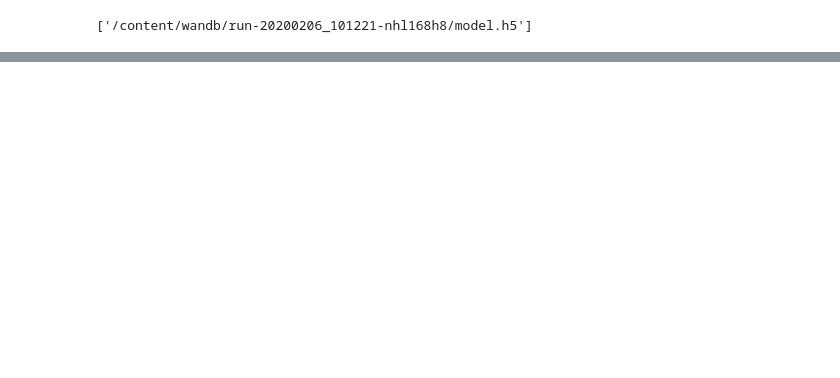
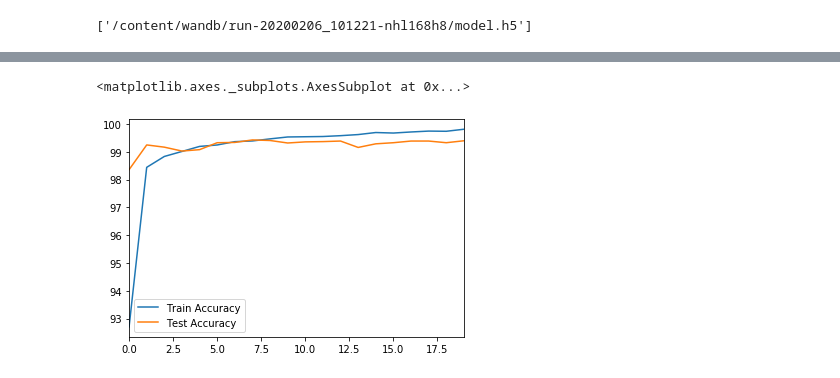
Before and after one commit to rajy4683/EVA4S4, a Jupyter notebook: S4EVA4_Attempt4_9941.ipynb, the cells around one changed output, grey strips where cells are left out. Cells and saved outputs as stored; diff of their text form; code cells hidden in the pictures; blank space fills up the shorter version.

```diff
--- a/S4EVA4_Attempt4_9941.ipynb
+++ b/S4EVA4_Attempt4_9941.ipynb
@@ -389,2 +409,14 @@ IFrame(src='https://app.wandb.ai/rajy4683/news4eva4?workspace=user-rajy4683',wid
 # %% [output]
 [interactive output not drawn]
+# %%
+import wandb
+api = wandb.Api()
+
+# run is specified by <entity>/<project>/<run id>
+run = api.run("rajy4683/news4eva4/r06vb1q0")
+
+# save the metrics for the run to a csv file
+metrics_dataframe = run.history()
+metrics_dataframe.to_csv("metrics.csv")
+# %%
+dataset_metrics = metrics_dataframe.loc[:,['Test Accuracy', 'Test Loss']].dropna().reset_index().drop(columns='index')
@@ -390,0 +440,7 @@ IFrame(src='https://app.wandb.ai/rajy4683/news4eva4?workspace=user-rajy4683',wid
+# %%
+final_run_metrics = pd.concat([metrics_dataframe.loc[:,['Train Accuracy', 'Train Loss']].dropna().reset_index().drop(columns='index'), dataset_metrics],axis=1)
+# %%
+final_run_metrics.loc[:,['Train Accuracy', 'Test Accuracy']].plot()
+# %% [output]
+<matplotlib.axes._subplots.AxesSubplot at 0x...>
+[figure, added]
```
Also changed, not shown: parts of 13 cells of this notebook.
